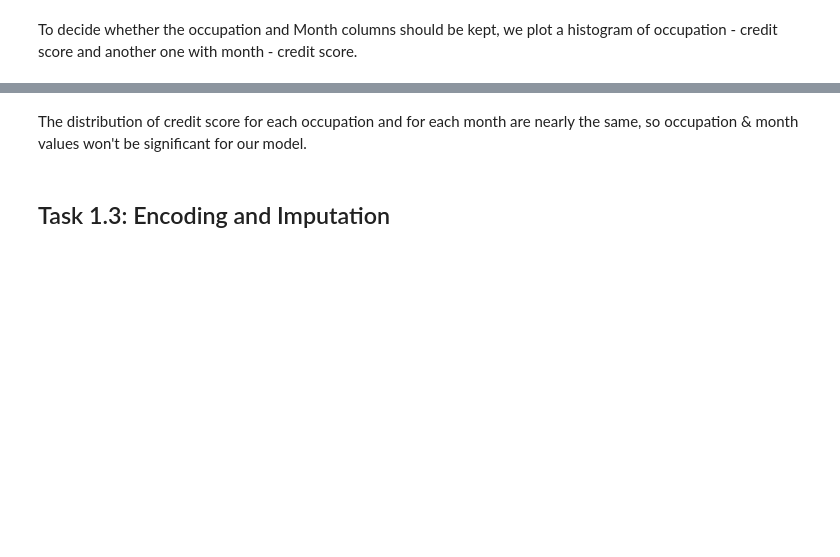
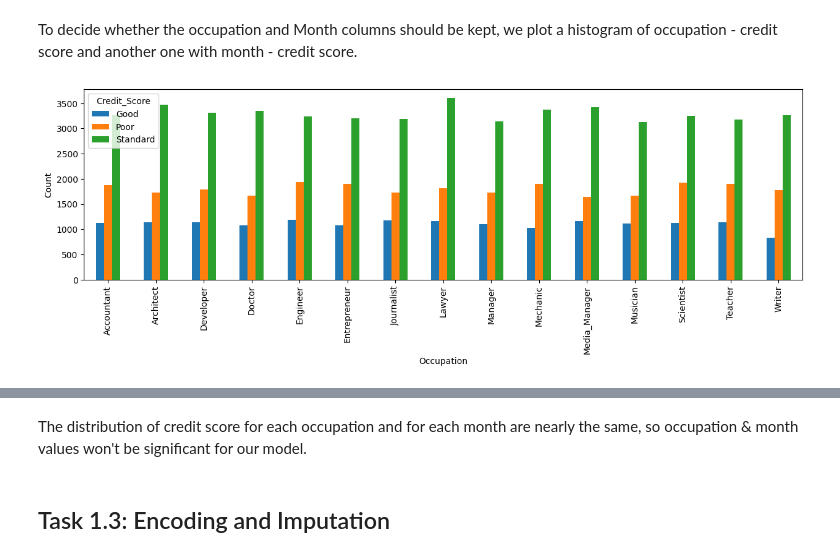
Before and after one commit to dave-nagib/CodeAlpha_Credit-Score-Predictor, a Jupyter notebook: credit-score-classifier.ipynb, the cells around one changed output, grey strips where cells are left out. Cells and saved outputs as stored; diff of their text form; code cells hidden in the pictures; blank space fills up the shorter version.

```diff
--- a/credit-score-classifier.ipynb
+++ b/credit-score-classifier.ipynb
@@ -19,4 +33,4 @@ Reading the dataset.
 # %%
-dataset = pd.read_csv('train.csv')
+dataset = pd.read_csv('dataset.csv')
 print(f'Data shape: {dataset.shape}\n')
 print(f'Data features: \n{dataset.dtypes}')
@@ -95,11 +153,13 @@ To decide whether the occupation and Month columns should be kept, we plot a his
 # %%
 # Plot a cluster column chart of occupation vs credit score
 counts = dataset.groupby(['Occupation','Credit_Score'], dropna = True).size().unstack()
-counts.plot(kind = 'bar', stacked = False, figsize = (10, 5))
+counts.plot(kind = 'bar', stacked = False, figsize = (15, 4))
 plt.xlabel('Occupation')
 plt.ylabel('Count')
 plt.legend(title='Credit_Score')
 plt.show()
+# %% [output]
+[figure, added]
 # %%
 # Plot a cluster column chart of month vs credit score
 counts = dataset.groupby(['Month','Credit_Score'], dropna = True).size().unstack()
```
Also changed, not shown: parts of 34 cells of this notebook, 4 other files.
